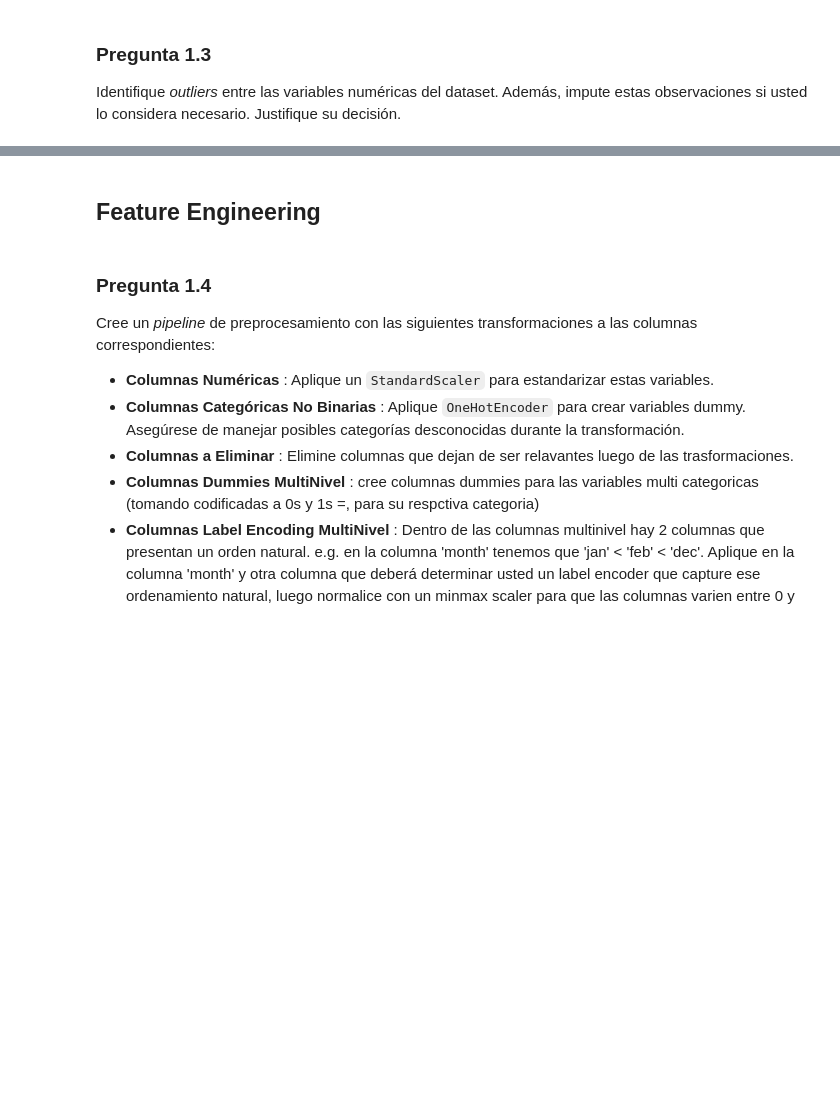
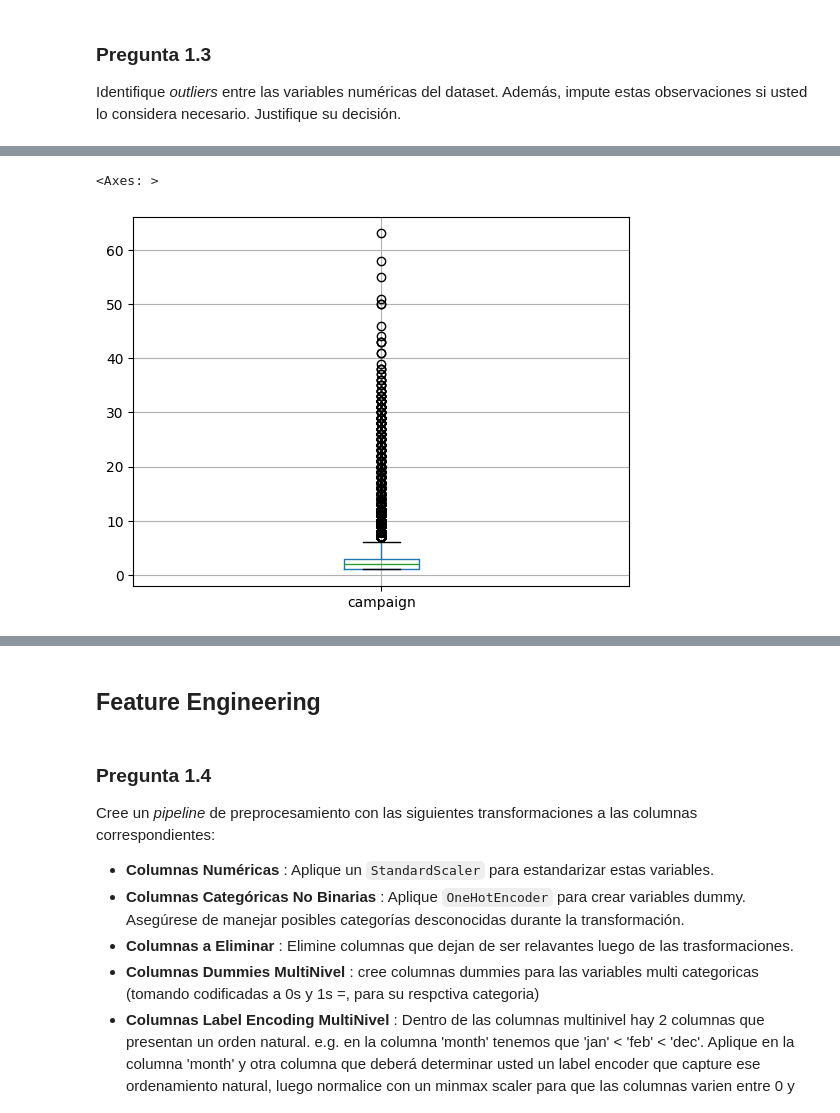
Before and after one commit to MiguelUC-Student/AMLE-Tareas, a Jupyter notebook: Tarea_2.ipynb, the cells around one changed output, grey strips where cells are left out. Drawn from its saved outputs; the diff is of its cells as text; code cells hidden in the pictures; blank space fills up the shorter version.

```diff
--- a/Tarea_2.ipynb
+++ b/Tarea_2.ipynb
@@ -268,0 +270,6 @@ Identifique _outliers_ entre las variables numéricas del dataset. Además, impu
+# %%
+df.boxplot(column=["campaign"])
+#No se observan outliers en variable campaign
+# %% [output]
+<Axes: >
+[figure, added]
```
Also changed, not shown: parts of 15 cells of this notebook.
